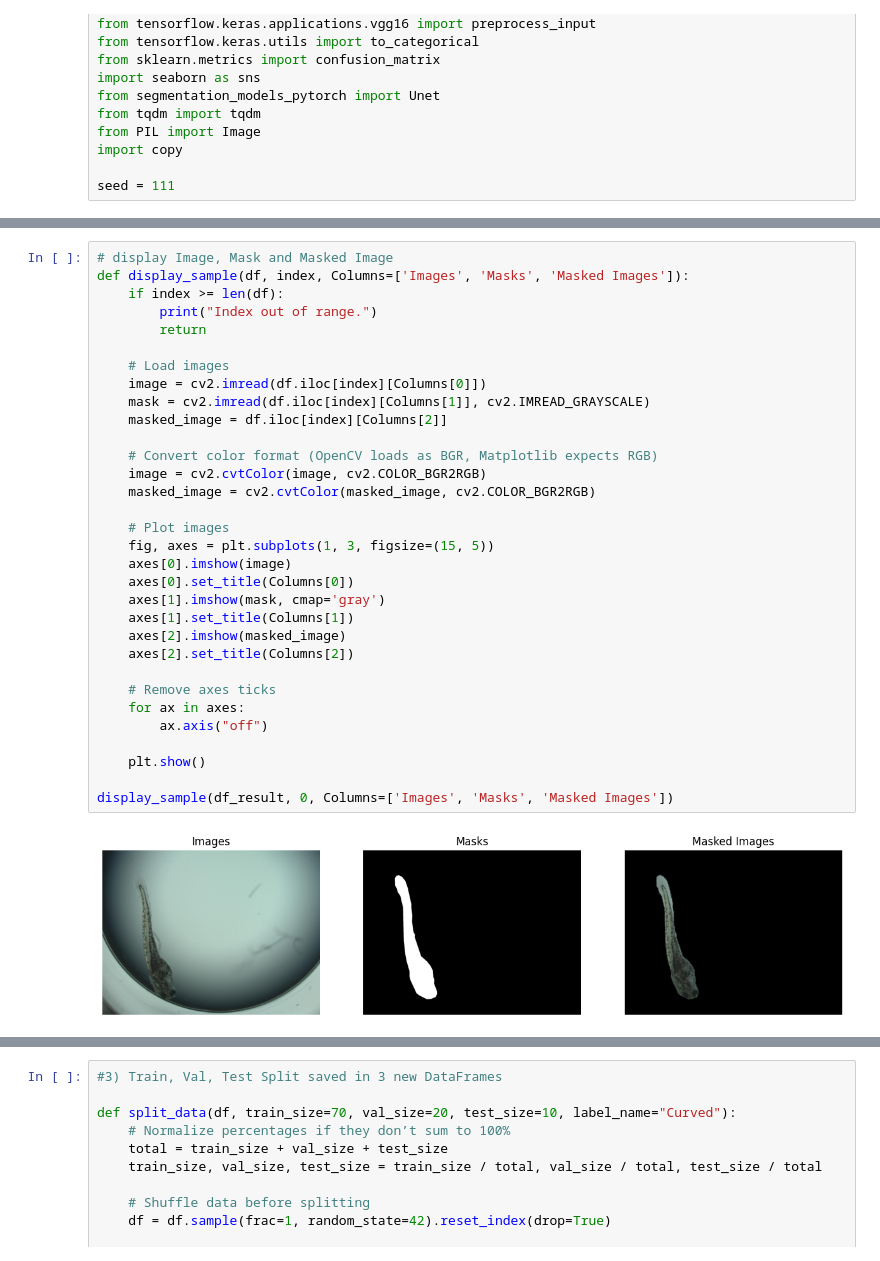
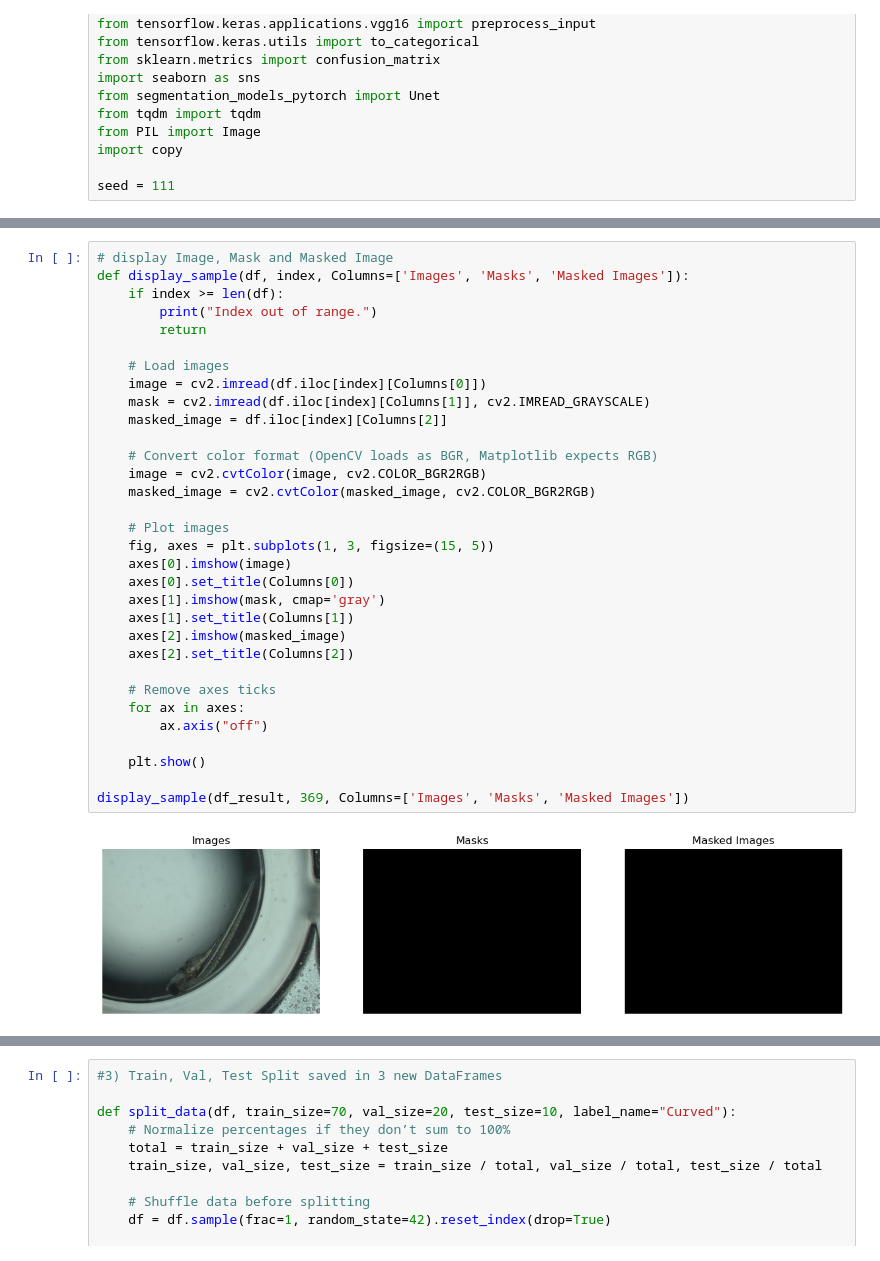
Before and after one commit to MarkDanielArndt/Zebra_Fish, a Jupyter notebook: Classification_Notebook.ipynb, the cells around one changed output, grey strips where cells are left out. Drawn from its saved outputs; the diff is of its cells as text.

```diff
--- a/Classification_Notebook.ipynb
+++ b/Classification_Notebook.ipynb
@@ -203,35 +256,35 @@ Skipping Sample 33, Fish 27: Image or mask missing/multiple found.
 def display_sample(df, index, Columns=['Images', 'Masks', 'Masked Images']):
     if index >= len(df):
         print("Index out of range.")
         return
 
     # Load images
     image = cv2.imread(df.iloc[index][Columns[0]])
     mask = cv2.imread(df.iloc[index][Columns[1]], cv2.IMREAD_GRAYSCALE)
     masked_image = df.iloc[index][Columns[2]]
 
     # Convert color format (OpenCV loads as BGR, Matplotlib expects RGB)
     image = cv2.cvtColor(image, cv2.COLOR_BGR2RGB)
     masked_image = cv2.cvtColor(masked_image, cv2.COLOR_BGR2RGB)
 
     # Plot images
     fig, axes = plt.subplots(1, 3, figsize=(15, 5))
     axes[0].imshow(image)
     axes[0].set_title(Columns[0])
     axes[1].imshow(mask, cmap='gray')
     axes[1].set_title(Columns[1])
     axes[2].imshow(masked_image)
     axes[2].set_title(Columns[2])
 
     # Remove axes ticks
     for ax in axes:
         ax.axis("off")
 
     plt.show()
 
-display_sample(df_result, 0, Columns=['Images', 'Masks', 'Masked Images'])
+display_sample(df_result, 369, Columns=['Images', 'Masks', 'Masked Images'])
 # %% [output]
-[figure, old version]
+[figure, new version]
 # %%
 #2) Preprocess masked images.
 def preprocess_masked_images(df, target_size):
```
Also changed, not shown: parts of 10 cells of this notebook.
